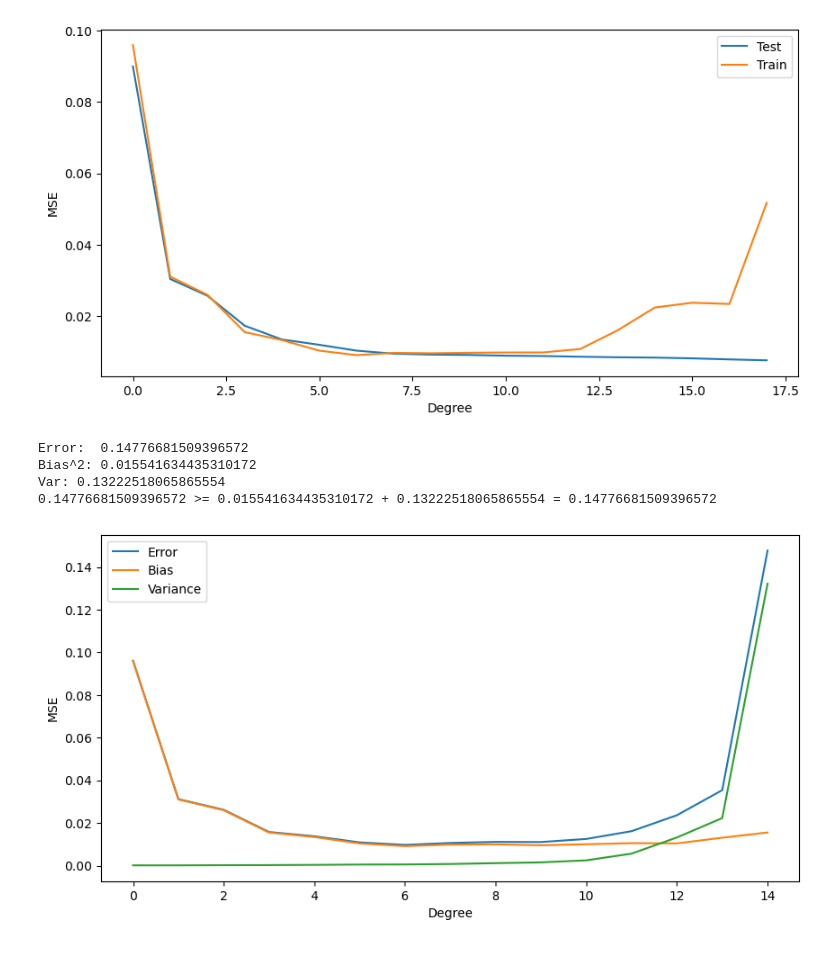
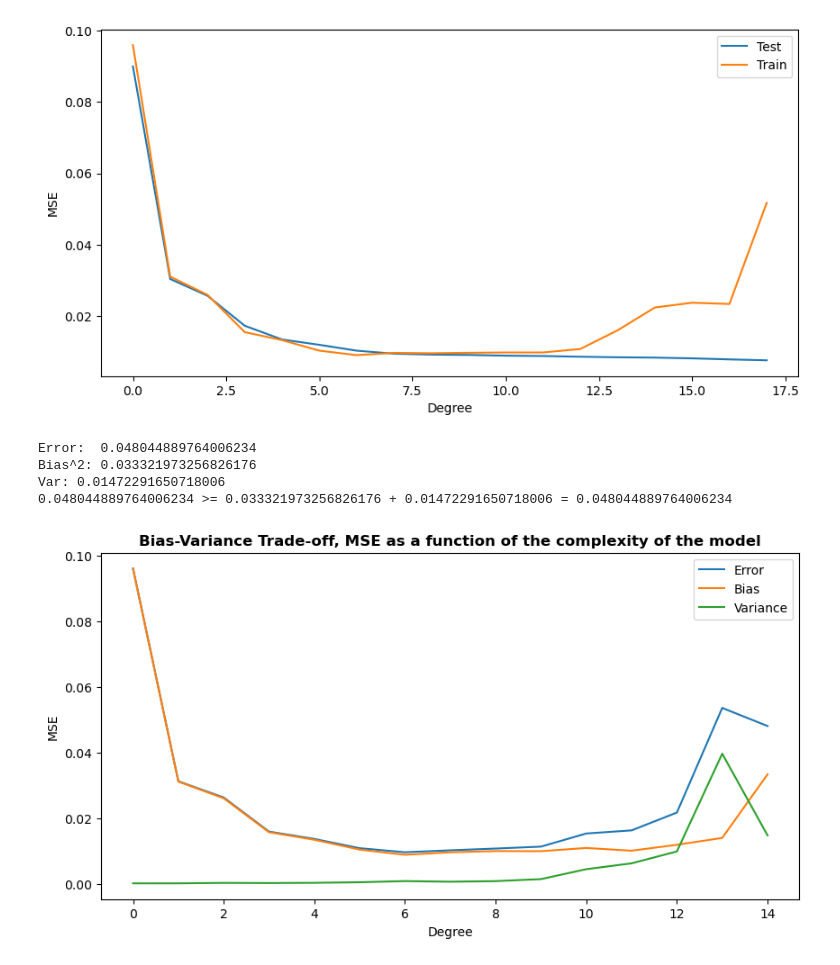
Before and after one commit to martin-og-ingar/FYS-STK4155-Project1, a Jupyter notebook: src/partE.ipynb, the cells around one changed output. Drawn from its saved outputs; the diff is of its cells as text; code cells hidden in the pictures.

```diff
--- a/src/partE.ipynb
+++ b/src/partE.ipynb
@@ -69,7 +69,7 @@ from sklearn.utils import resample
 from sklearn.linear_model import LinearRegression
 from sklearn.pipeline import make_pipeline
 
-n_bootstraps = 100
+n_bootstraps = 10
 
 maxdegree = 15
 mse_list, bias_list, variance_list = [], [], []
@@ -81,35 +81,36 @@ for degree in range(maxdegree):
   z_pred = np.empty((z_test.shape[0], n_bootstraps))
 
   for i in range(n_bootstraps):
     x_ , z_ = resample(x_train, z_train)
     z_pred[:, i] = model.fit(x_, z_).predict(x_test).ravel()
 
   polyDegree[degree] = degree
   error = np.mean(np.mean((np.expand_dims(z_test, axis=1) - z_pred)**2, axis=1, keepdims=True))
   bias = np.mean((np.expand_dims(z_test, axis=1) - np.mean(z_pred, axis=1, keepdims=True))**2)
   variance = np.mean(np.var(z_pred, axis=1, keepdims=True))
 
   mse_list.append(error)
   bias_list.append(bias)
   variance_list.append(variance)
 
 
 print("Error: ", error)
 print('Bias^2:', bias)
 print('Var:', variance)
 print('{} >= {} + {} = {}'.format(error, bias, variance, bias+variance))
 
 plt.figure(figsize=(10,5))
 plt.plot(polyDegree, mse_list, label='Error')
 plt.plot(polyDegree, bias_list, label='Bias')
 plt.plot(polyDegree, variance_list, label='Variance')
+plt.title('Bias-Variance Trade-off, MSE as a function of the complexity of the model', fontweight='bold')
 plt.xlabel('Degree')
 plt.ylabel('MSE')
 plt.legend()
 plt.show()
 # %% [output]
-Error:  0.14776681509396572
-Bias^2: 0.015541634435310172
-Var: 0.13222518065865554
-0.14776681509396572 >= 0.015541634435310172 + 0.13222518065865554 = 0.14776681509396572
+Error:  0.048044889764006234
+Bias^2: 0.033321973256826176
+Var: 0.01472291650718006
+0.048044889764006234 >= 0.033321973256826176 + 0.01472291650718006 = 0.048044889764006234
-[figure, old version]
+[figure, new version]
```
Also changed, not shown: 1 other file.
